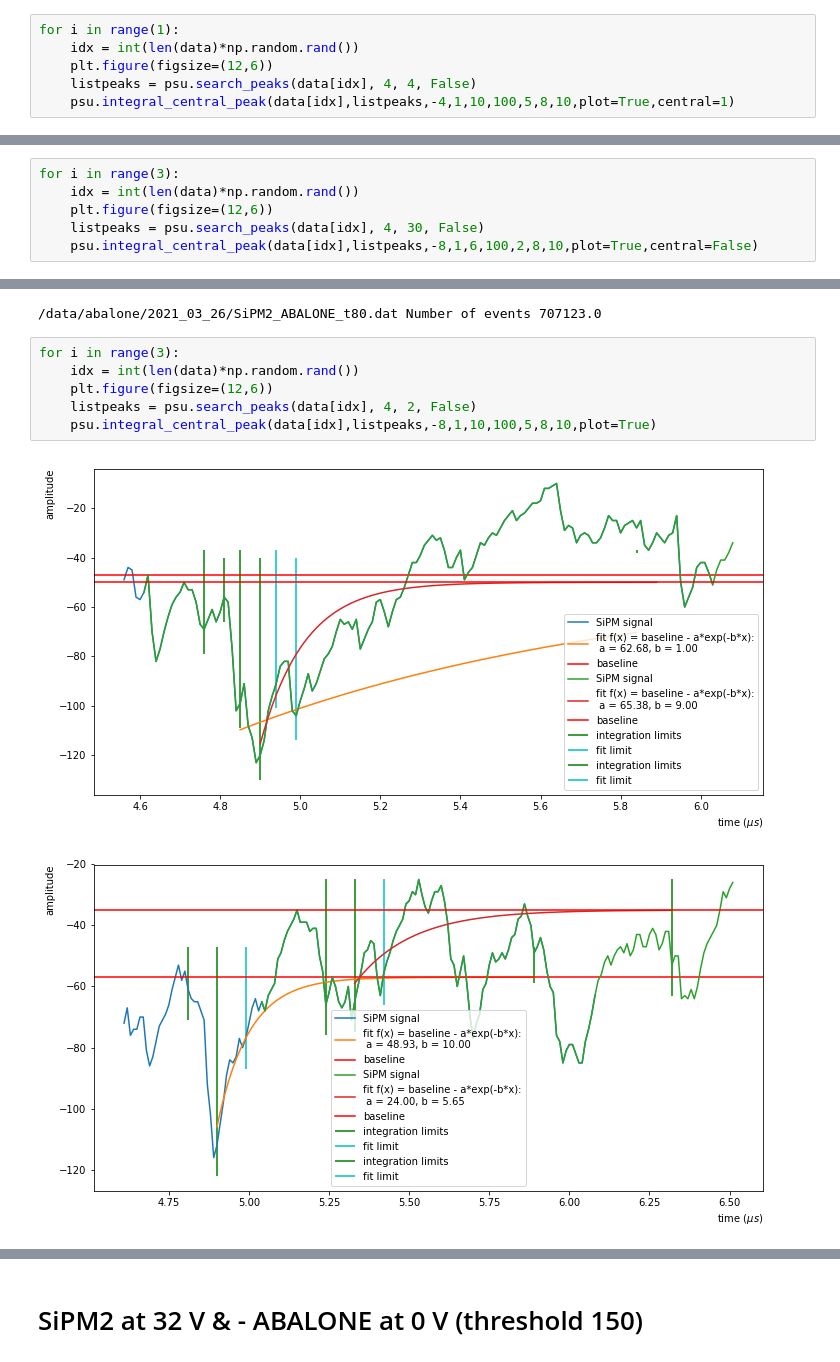
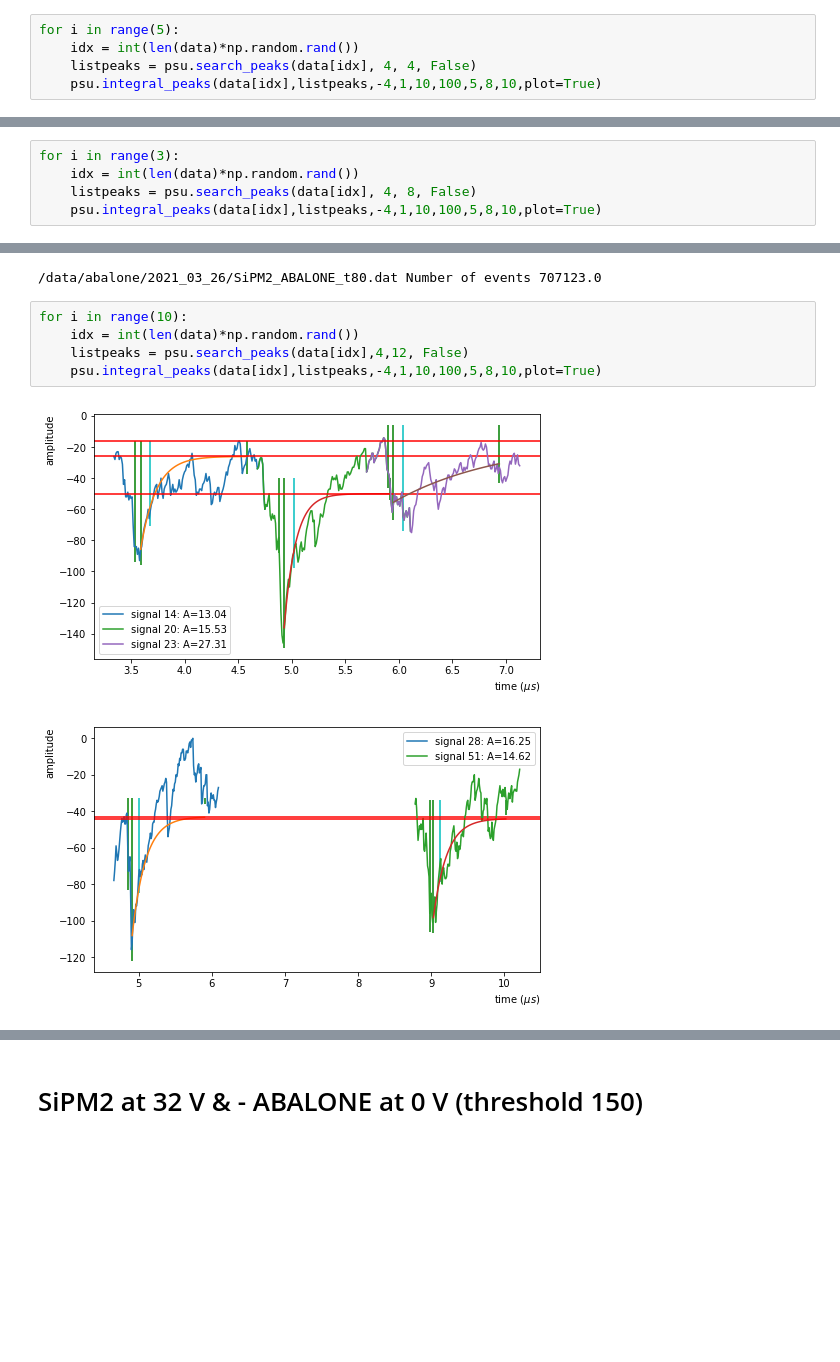
Before and after one commit to valerioda/abalone, a Jupyter notebook: process_data_26Mar2021.ipynb, the cells around one changed output, grey strips where cells are left out. Drawn from its saved outputs; the diff is of its cells as text; blank space fills up the shorter version.

```diff
--- a/process_data_26Mar2021.ipynb
+++ b/process_data_26Mar2021.ipynb
@@ -17,9 +17,8 @@ data = psu.read_file('/data/abalone/2021_03_26/SiPM2_t15_LED2p81.dat')
 # %% [output]
 /data/abalone/2021_03_26/SiPM2_t15_LED2p81.dat Number of events 144243.0
 # %%
-for i in range(1):
+for i in range(5):
     idx = int(len(data)*np.random.rand())
-    plt.figure(figsize=(12,6))
     listpeaks = psu.search_peaks(data[idx], 4, 4, False)
-    psu.integral_central_peak(data[idx],listpeaks,-4,1,10,100,5,8,10,plot=True,central=1)
+    psu.integral_peaks(data[idx],listpeaks,-4,1,10,100,5,8,10,plot=True)
 # %% [output]
@@ -54,7 +60,6 @@ data = psu.read_file('/data/abalone/2021_03_26/SiPM2_ABALONE_t15.dat')
 # %%
 for i in range(3):
     idx = int(len(data)*np.random.rand())
-    plt.figure(figsize=(12,6))
-    listpeaks = psu.search_peaks(data[idx], 4, 30, False)
-    psu.integral_central_peak(data[idx],listpeaks,-8,1,6,100,2,8,10,plot=True,central=False)
+    listpeaks = psu.search_peaks(data[idx], 4, 8, False)
+    psu.integral_peaks(data[idx],listpeaks,-4,1,10,100,5,8,10,plot=True)
 # %% [output]
@@ -72,11 +83,10 @@ data = psu.read_file('/data/abalone/2021_03_26/SiPM2_ABALONE_t80.dat')
 # %% [output]
 /data/abalone/2021_03_26/SiPM2_ABALONE_t80.dat Number of events 707123.0
 # %%
-for i in range(3):
+for i in range(10):
     idx = int(len(data)*np.random.rand())
-    plt.figure(figsize=(12,6))
-    listpeaks = psu.search_peaks(data[idx], 4, 2, False)
-    psu.integral_central_peak(data[idx],listpeaks,-8,1,10,100,5,8,10,plot=True)
+    listpeaks = psu.search_peaks(data[idx],4,12, False)
+    psu.integral_peaks(data[idx],listpeaks,-4,1,10,100,5,8,10,plot=True)
 # %% [output]
-[figure, old version]
+[figure, new version]
-[figure, old version]
+[figure, new version]
```
Also changed, not shown: parts of 16 cells of this notebook, 12 other files.
